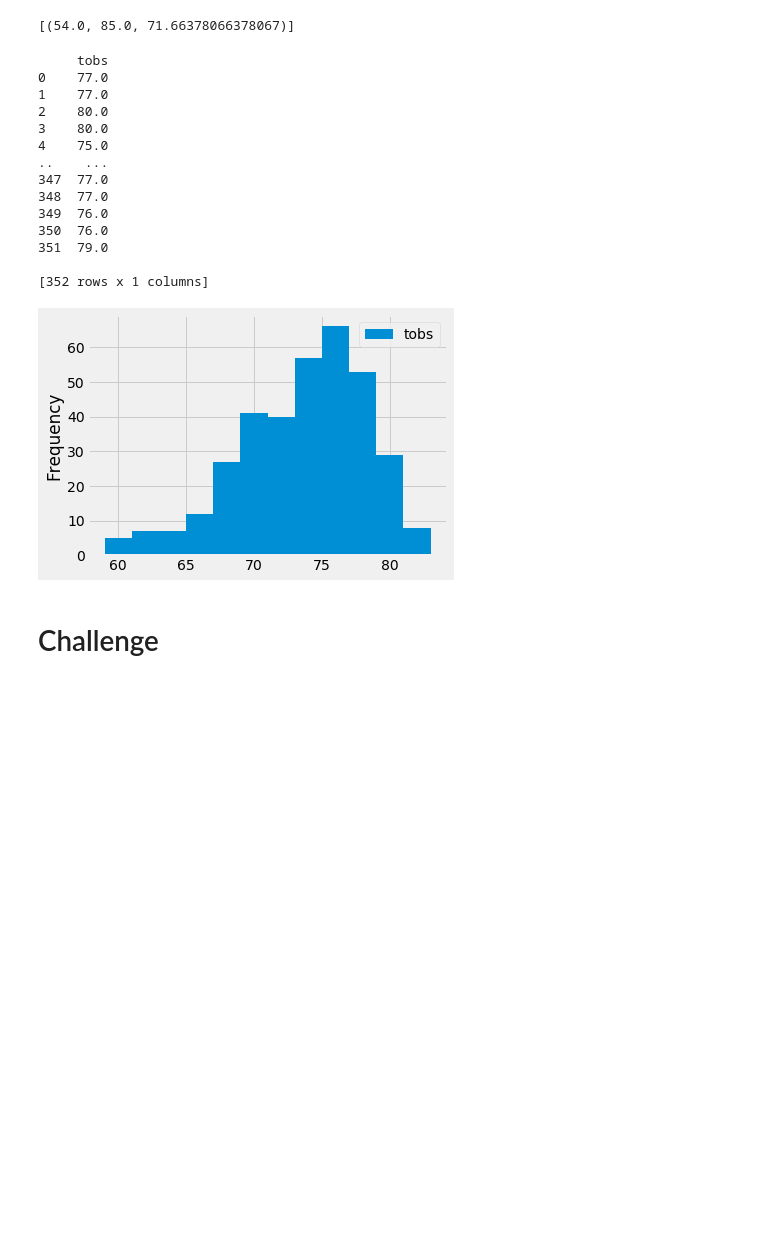
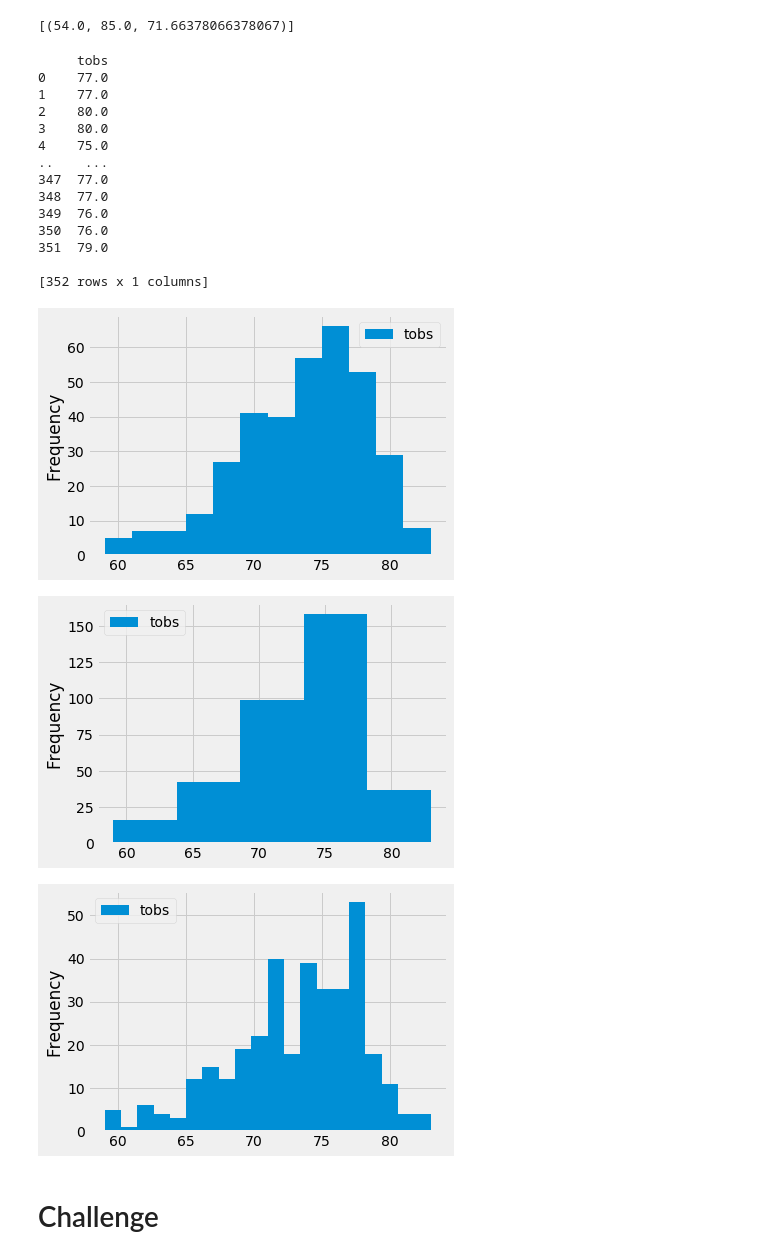
Before and after one commit to loydvalp/surfs_up, a Jupyter notebook: climate_analysis.ipynb, the cells around one changed output. Drawn from its saved outputs; the diff is of its cells as text; code cells hidden in the pictures; blank space fills up the shorter version.

```diff
--- a/climate_analysis.ipynb
+++ b/climate_analysis.ipynb
@@ -116,31 +116,39 @@ filter(Measurement.station == 'USC00519281').all()
 # %%
 # Choose the station with the highest number of temperature observations.
 # Query the last 12 months of temperature observation data for this station and plot the results as a histogram
 results = session.query(Measurement.tobs).\
 filter(Measurement.station == 'USC00519281').\
 filter(Measurement.date >= prev_year).all()
 
 df = pd.DataFrame(results, columns=['tobs'])
 print(df)
 
 df.plot.hist(bins=12)
 plt.tight_layout()
+
+df.plot.hist(bins=5)
+plt.tight_layout()
+
+df.plot.hist(bins=20)
+plt.tight_layout()
 # %% [output]
      tobs
 0    77.0
 1    77.0
 2    80.0
 3    80.0
 4    75.0
 ..    ...
 347  77.0
 348  77.0
 349  76.0
 350  76.0
 351  79.0
 
 [352 rows x 1 columns]
 [figure]
+[figure, added]
+[figure, added]
 # %%
 # Write a function called `calc_temps` that will accept start date and end date in the format '%Y-%m-%d'
 # and return the minimum, average, and maximum temperatures for that range of dates
```
Also changed, not shown: 2 other files.
